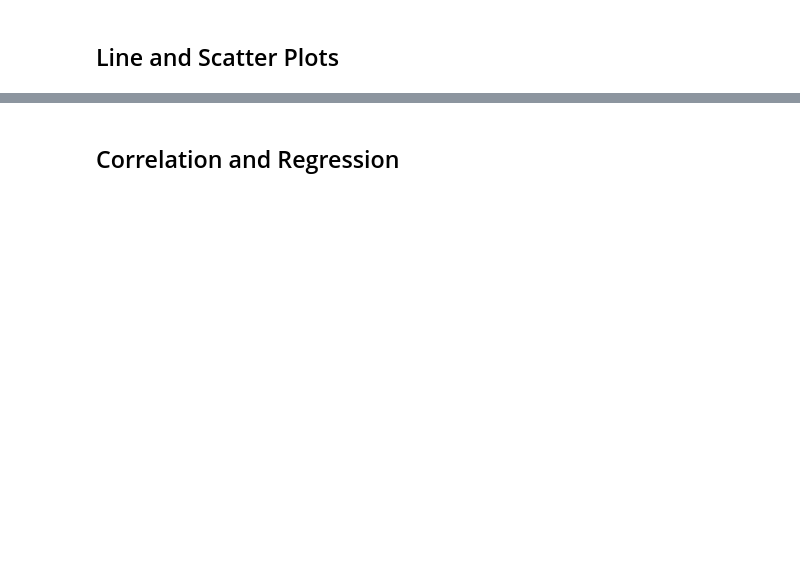
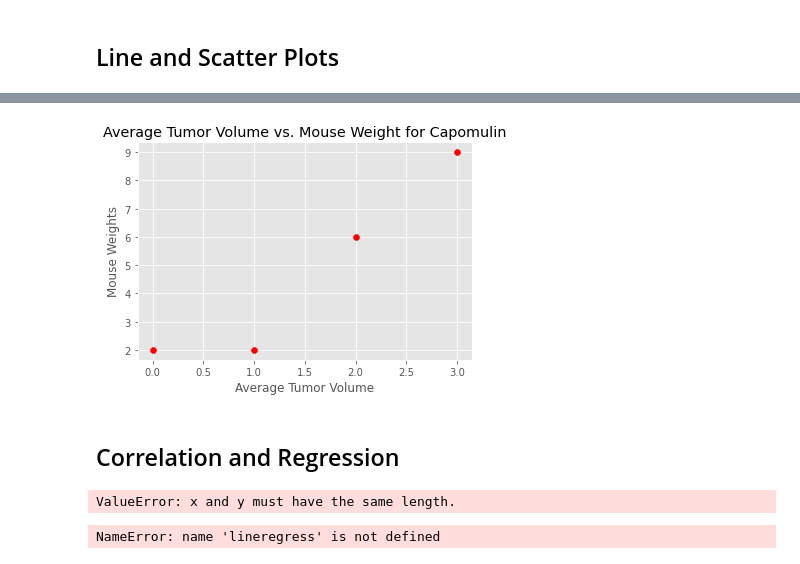
Before and after one commit to lakemp2345/Matplotlib-Challenge, a Jupyter notebook: pymaceuticals_starter.ipynb, the cells around one changed output, grey strips where cells are left out. Saved outputs shown, nothing was run; the diff lists cells and outputs as text; code cells hidden in the pictures; blank space fills up the shorter version.

```diff
--- a/pymaceuticals_starter.ipynb
+++ b/pymaceuticals_starter.ipynb
@@ -349,5 +438,41 @@ Name: Tumor Volume (mm3), dtype: float64
+# %%
+# Generate a scatter plot of average tumor volume vs. mouse weight for the Capomulin regimen
+x_axis = np.arange(0, len(tumor_volume))
+mouse_weights = []
+for x in x_axis:
+    mouse_weights.append(x * x + np.random.randint(0, np.ceil(max(x_axis))))
+    plt.title("Average Tumor Volume vs. Mouse Weight for Capomulin")
+plt.xlabel("Average Tumor Volume")
+plt.ylabel("Mouse Weights")
+
+plt.scatter(x_axis, mouse_weights, marker="o", color="red")
+plt.show()
+# %% [output]
+[figure, added]
 # %% [markdown]
 ## Correlation and Regression
 # %%
 # Calculate the correlation coefficient and linear regression model
 # for mouse weight and average tumor volume for the Capomulin regimen
+Average_Tumor_Volume=Capomulin_mouse_tumor_size
+mouse_weight=mouse_weights
+correlation=st.pearsonr(Average_Tumor_Volume,mouse_weights)
+print(correlation)
+# %% [output]
+ValueError: x and y must have the same length.
+# %%
+x_axis = np.arange(0, len(tumor_volume))
+mouse_weights = []
+(slope, intercept, rvalue, pvalue, stderr) = lineregress(x_axis, mouse_weights)
+regress_values = x_values * slope + intercept
+line_eq = "y = " + str(round(slope,2)) + "x + " + str(round(intercept,2))
+for x in x_axis:
+    mouse_weights.append(x * x + np.random.randint(0, np.ceil(max(x_axis))))
+    plt.title("Average Tumor Volume vs. Mouse Weight for Capomulin")
+plt.xlabel("Average Tumor Volume")
+plt.ylabel("Mouse Weights")
+
+plt.scatter(x_axis, mouse_weights, marker="o", color="red")
+plt.show()
+# %% [output]
+NameError: name 'lineregress' is not defined
```
Also changed, not shown: parts of 11 cells of this notebook.
